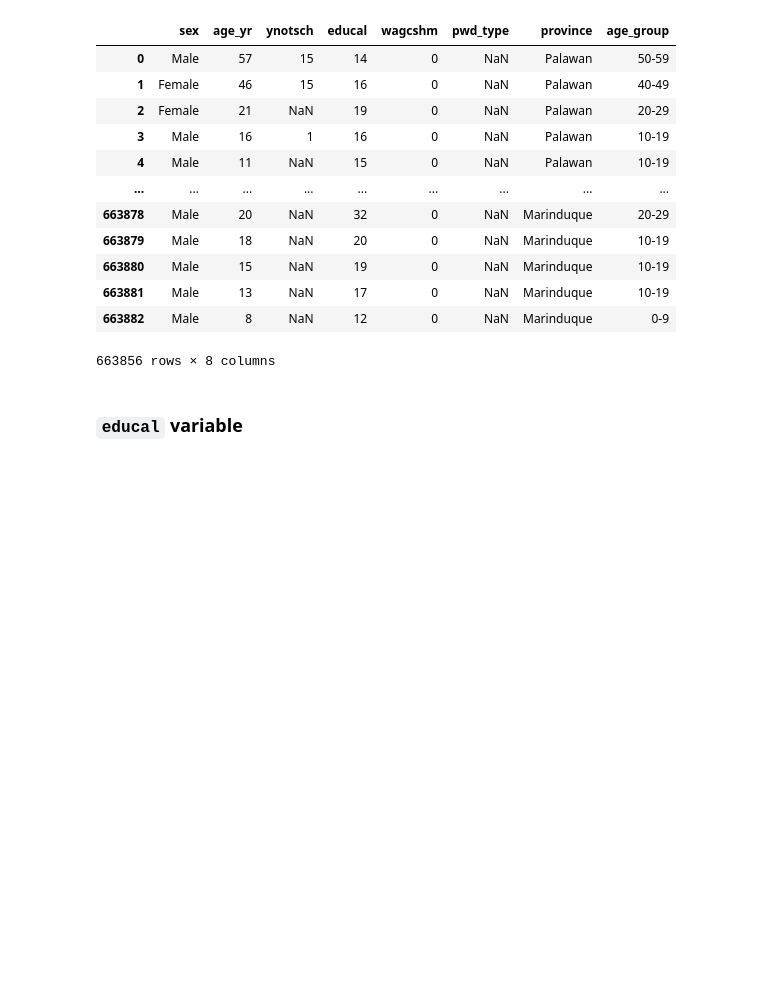
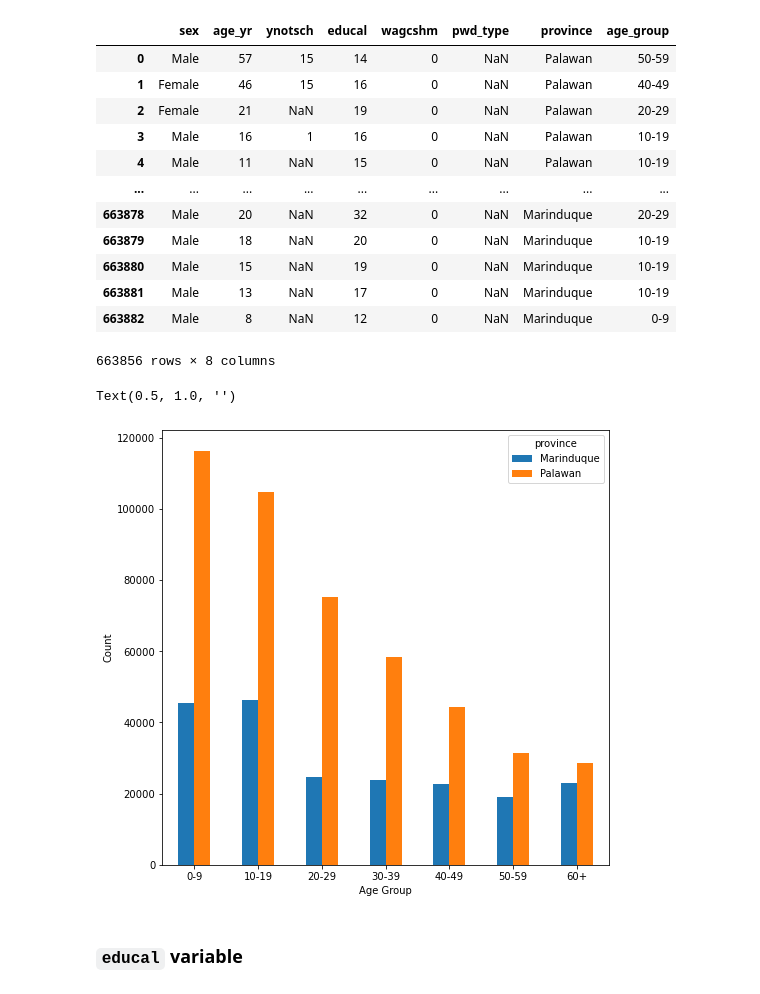
Before and after one commit to DineshOng/CSMODEL, a Jupyter notebook: CSMODEL-Final.ipynb, the cells around one changed output. Saved outputs shown, nothing was run; the diff lists cells and outputs as text; code cells hidden in the pictures; blank space fills up the shorter version.

```diff
--- a/CSMODEL-Final.ipynb
+++ b/CSMODEL-Final.ipynb
@@ -315,6 +292,15 @@ all_df
 | 663881 | Male | 13 | NaN | 17 | 0 | NaN | Marinduque | 10-19 |
 | 663882 | Male | 8 | NaN | 12 | 0 | NaN | Marinduque | 0-9 |
 663856 rows × 8 columns
+# %%
+all_df.groupby(["age_group", "province"]).size().unstack().plot(kind="bar", figsize=(8, 8))
+plt.xlabel('Age Group')
+plt.ylabel('Count')
+plt.xticks(rotation=0)
+plt.title('')
+# %% [output]
+Text(0.5, 1.0, '')
+[figure, added]
 # %% [markdown]
 ### `educal` variable
 # %%
```
Also changed, not shown: parts of 12 cells of this notebook.
